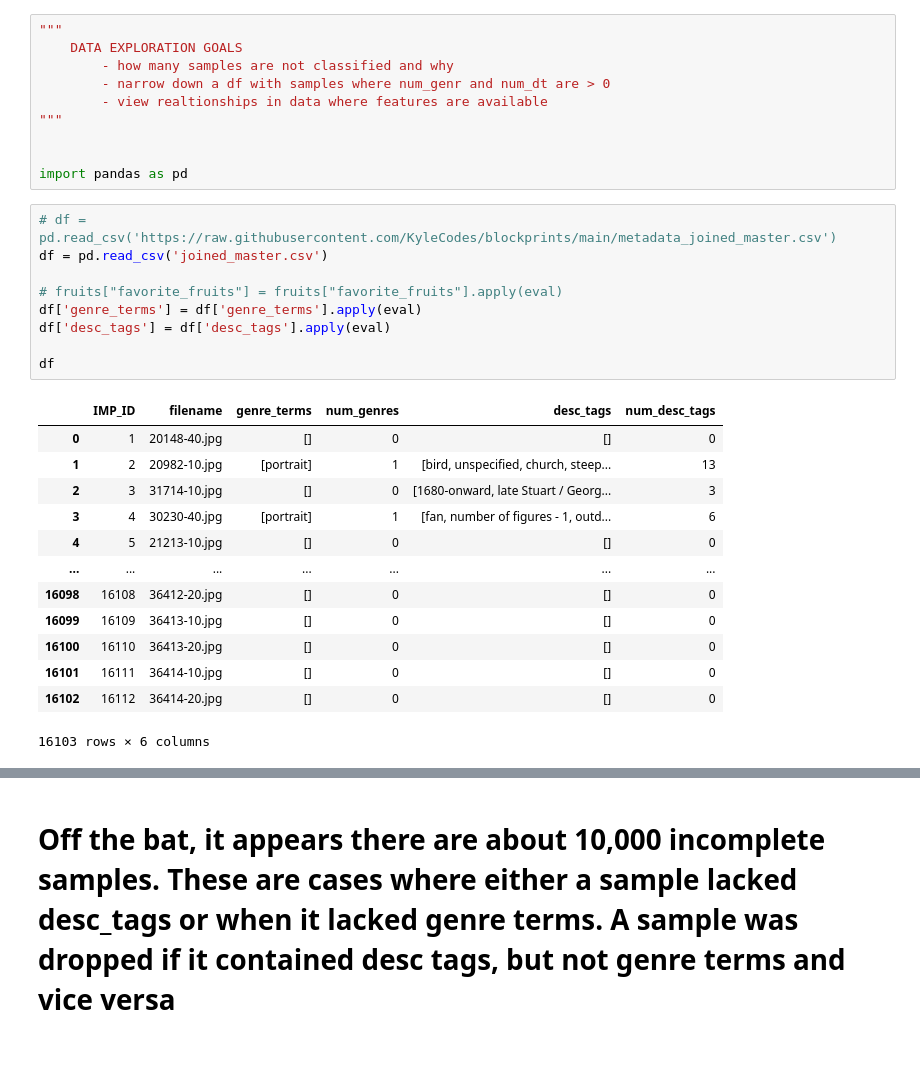
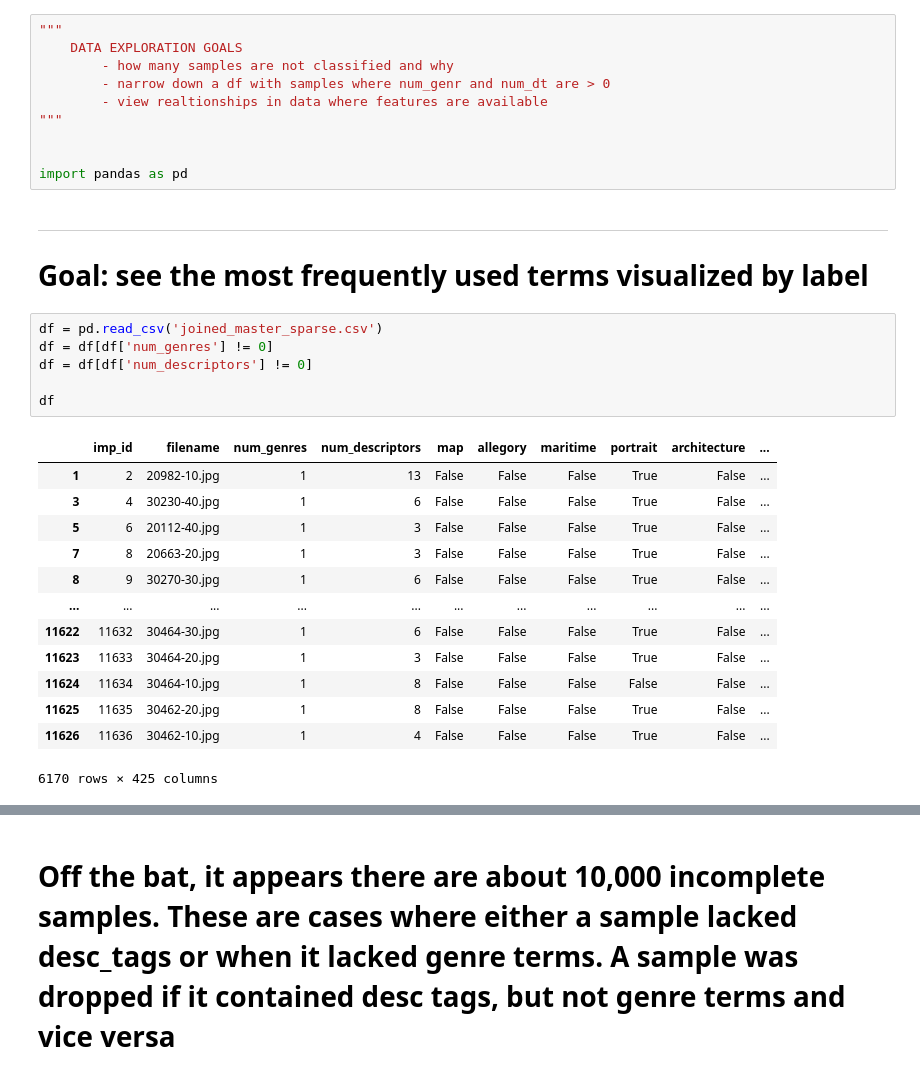
Before and after one commit to KyleCodes/blockprints, a Jupyter notebook: data_exploration.ipynb, the cells around one changed output, grey strips where cells are left out. Drawn from its saved outputs; the diff is of its cells as text; blank space fills up the shorter version.

```diff
--- a/data_exploration.ipynb
+++ b/data_exploration.ipynb
@@ -10,26 +10,27 @@
 
 
 import pandas as pd
-# %%
-# df = pd.read_csv('https://raw.githubusercontent.com/KyleCodes/blockprints/main/metadata_joined_master.csv')
-df = pd.read_csv('joined_master.csv')
-
-# fruits["favorite_fruits"] = fruits["favorite_fruits"].apply(eval)
-df['genre_terms'] = df['genre_terms'].apply(eval)
-df['desc_tags'] = df['desc_tags'].apply(eval)
-
-df
-# %% [output]
-|  | IMP_ID | filename | genre_terms | num_genres | desc_tags | num_desc_tags |
-| 0 | 1 | 20148-40.jpg | [] | 0 | [] | 0 |
-| 1 | 2 | 20982-10.jpg | [portrait] | 1 | [bird, unspecified, church, steep... | 13 |
-| 2 | 3 | 31714-10.jpg | [] | 0 | [1680-onward, late Stuart / Georg... | 3 |
-| 3 | 4 | 30230-40.jpg | [portrait] | 1 | [fan, number of figures - 1, outd... | 6 |
-| 4 | 5 | 21213-10.jpg | [] | 0 | [] | 0 |
-| ... | ... | ... | ... | ... | ... | ... |
-| 16098 | 16108 | 36412-20.jpg | [] | 0 | [] | 0 |
-| 16099 | 16109 | 36413-10.jpg | [] | 0 | [] | 0 |
-| 16100 | 16110 | 36413-20.jpg | [] | 0 | [] | 0 |
-| 16101 | 16111 | 36414-10.jpg | [] | 0 | [] | 0 |
-| 16102 | 16112 | 36414-20.jpg | [] | 0 | [] | 0 |
-16103 rows × 6 columns
+# %% [markdown]
+<hr>
+
+# Goal: see the most frequently used terms visualized by label
+# %%
+df = pd.read_csv('joined_master_sparse.csv')
+df = df[df['num_genres'] != 0]
+df = df[df['num_descriptors'] != 0]
+
+df
+# %% [output]
+|  | imp_id | filename | num_genres | num_descriptors | map | allegory | maritime | portrait | architecture | ... |
+| 1 | 2 | 20982-10.jpg | 1 | 13 | False | False | False | True | False | ... |
+| 3 | 4 | 30230-40.jpg | 1 | 6 | False | False | False | True | False | ... |
+| 5 | 6 | 20112-40.jpg | 1 | 3 | False | False | False | True | False | ... |
+| 7 | 8 | 20663-20.jpg | 1 | 3 | False | False | False | True | False | ... |
+| 8 | 9 | 30270-30.jpg | 1 | 6 | False | False | False | True | False | ... |
+| ... | ... | ... | ... | ... | ... | ... | ... | ... | ... | ... |
+| 11622 | 11632 | 30464-30.jpg | 1 | 6 | False | False | False | True | False | ... |
+| 11623 | 11633 | 30464-20.jpg | 1 | 3 | False | False | False | True | False | ... |
+| 11624 | 11634 | 30464-10.jpg | 1 | 8 | False | False | False | False | False | ... |
+| 11625 | 11635 | 30462-20.jpg | 1 | 8 | False | False | False | True | False | ... |
+| 11626 | 11636 | 30462-10.jpg | 1 | 4 | False | False | False | True | False | ... |
+6170 rows × 425 columns
```
Also changed, not shown: parts of 15 cells of this notebook, 2 other files.
